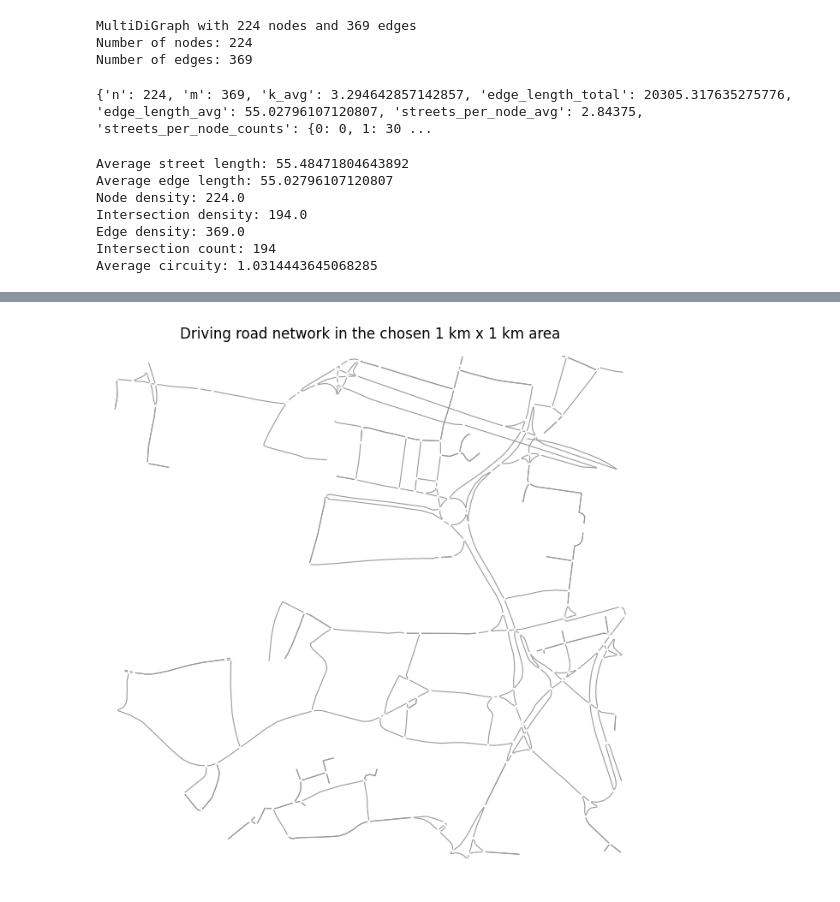
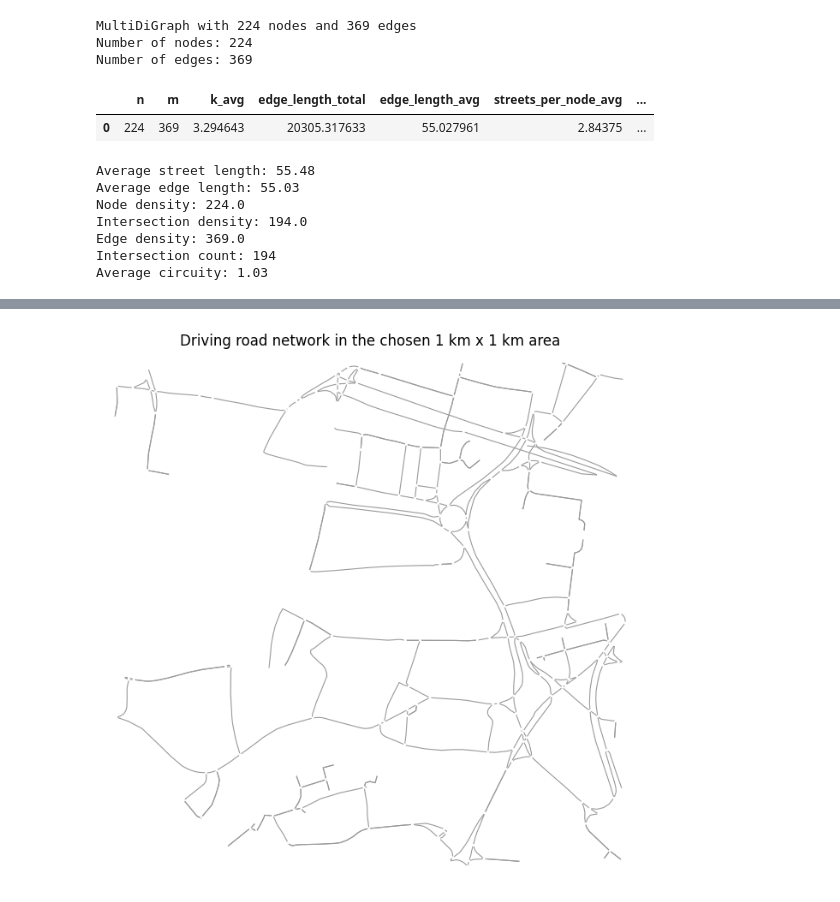
Before and after one commit to isgkyo/NetWorkDataAnalysis-CourseWork, a Jupyter notebook: Part02.ipynb, the cells around one changed output, grey strips where cells are left out. Cells and saved outputs as stored; diff of their text form; code cells hidden in the pictures.

```diff
--- a/Part02.ipynb
+++ b/Part02.ipynb
@@ -264,15 +264,18 @@ Number of edges: 369
 # %%
 # =========================
 # Task A-7: Basic road network statistics
 # =========================
 
 # ---- compute basic road network statistics ----
 stats = ox.basic_stats(G)
 
 # ---- display statistics ----
-print(stats)
+stats_df = pd.DataFrame([stats])
+
+display(stats_df)
 # %% [output]
-{'n': 224, 'm': 369, 'k_avg': 3.294642857142857, 'edge_length_total': 20305.317635275776, 'edge_length_avg': 55.02796107120807, 'streets_per_node_avg': 2.84375, 'streets_per_node_counts': {0: 0, 1: 30 ...
+|  | n | m | k_avg | edge_length_total | edge_length_avg | streets_per_node_avg | ... |
+| 0 | 224 | 369 | 3.294643 | 20305.317633 | 55.027961 | 2.84375 | ... |
 # %%
 # =========================
 # Task A-8: Extract the required metrics
@@ -303,21 +306,21 @@ if edge_density is None:
     edge_density = len(G.edges) / area_km2
 
 # ---- display extracted metrics ----
-print("Average street length:", avg_street_length)
-print("Average edge length:", avg_edge_length)
-print("Node density:", node_density)
-print("Intersection density:", intersection_density)
-print("Edge density:", edge_density)
-print("Intersection count:", intersection_count)
-print("Average circuity:", circuity_avg)
+print("Average street length:", round(avg_street_length,2))
+print("Average edge length:", round(avg_edge_length,2))
+print("Node density:", round(node_density,2))
+print("Intersection density:", round(intersection_density,2))
+print("Edge density:", round(edge_density,2))
+print("Intersection count:", round(intersection_count,2))
+print("Average circuity:", round(circuity_avg,2))
 # %% [output]
-Average street length: 55.48471804643892
-Average edge length: 55.02796107120807
+Average street length: 55.48
+Average edge length: 55.03
 Node density: 224.0
 Intersection density: 194.0
 Edge density: 369.0
 Intersection count: 194
-Average circuity: 1.0314443645068285
+Average circuity: 1.03
 # %%
 # =========================
 # Task A-9: Spatial diameter (distance-based)
```
Also changed, not shown: parts of 8 cells of this notebook, 1 other file.
